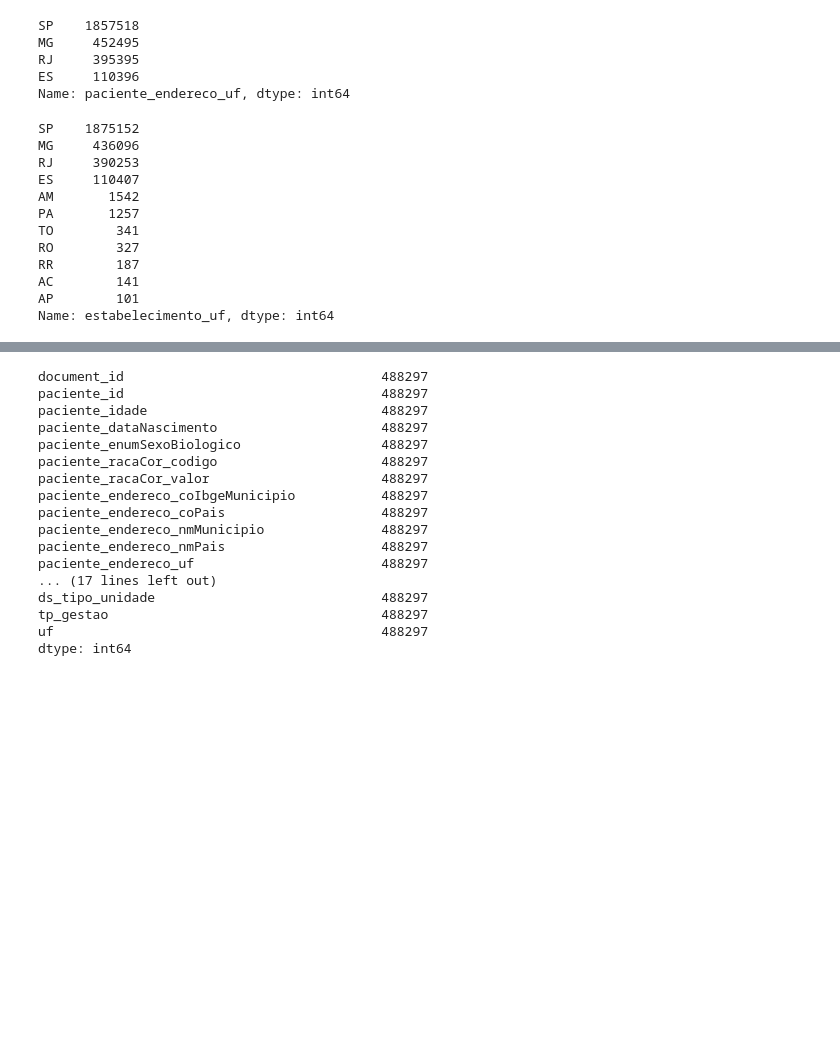
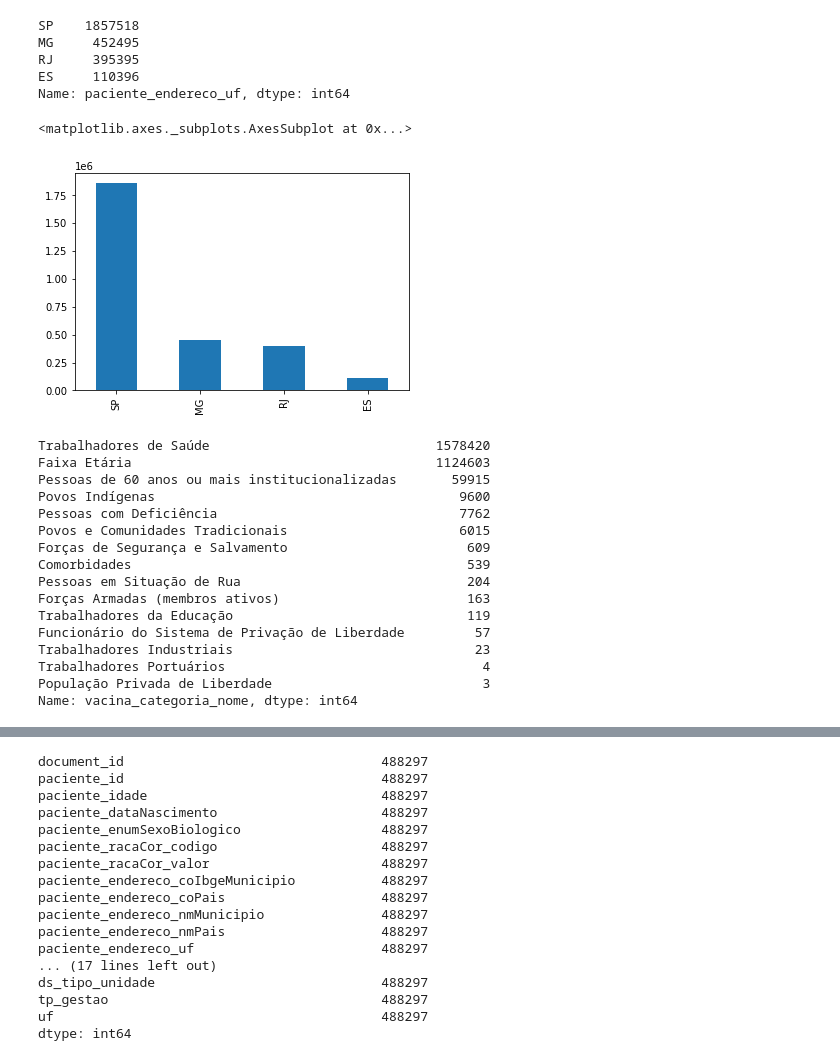
Before and after one commit to massaoiwanaga/topespsi, a Jupyter notebook: TESI_VAC_COVID.ipynb, the cells around one changed output, grey strips where cells are left out. Drawn from its saved outputs; the diff is of its cells as text; code cells hidden in the pictures; blank space fills up the shorter version.

```diff
--- a/TESI_VAC_COVID.ipynb
+++ b/TESI_VAC_COVID.ipynb
@@ -1025,19 +989,29 @@ MG     452495
 RJ     395395
 ES     110396
 Name: paciente_endereco_uf, dtype: int64
+# %%
+# Total de vacinados por UF na região sudeste - gráfico
+df_sudeste['paciente_endereco_uf'].value_counts().plot.bar()
+# %% [output]
+<matplotlib.axes._subplots.AxesSubplot at 0x...>
+[figure, added]
 # %%
-# Total de estabelecimentos de saúde dos vacinados da região sudeste (Aparece estados da região norte para trabalhadores da saúde )
-df_sudeste['estabelecimento_uf'].value_counts()
+# Total de vacinados da região sudeste por categoria
+df_sudeste['vacina_categoria_nome'].value_counts()
 # %% [output]
-SP    1875152
-MG     436096
-RJ     390253
-ES     110407
-AM       1542
-PA       1257
-TO        341
-RO        327
-RR        187
-AC        141
-AP        101
-Name: estabelecimento_uf, dtype: int64
+Trabalhadores de Saúde                             1578420
+Faixa Etária                                       1124603
+Pessoas de 60 anos ou mais institucionalizadas       59915
+Povos Indígenas                                       9600
+Pessoas com Deficiência                               7762
+Povos e Comunidades Tradicionais                      6015
+Forças de Segurança e Salvamento                       609
+Comorbidades                                           539
+Pessoas em Situação de Rua                             204
+Forças Armadas (membros ativos)                        163
+Trabalhadores da Educação                              119
+Funcionário do Sistema de Privação de Liberdade         57
+Trabalhadores Industriais                               23
+Trabalhadores Portuários                                 4
+População Privada de Liberdade                           3
+Name: vacina_categoria_nome, dtype: int64
```
Also changed, not shown: parts of 42 cells of this notebook.
